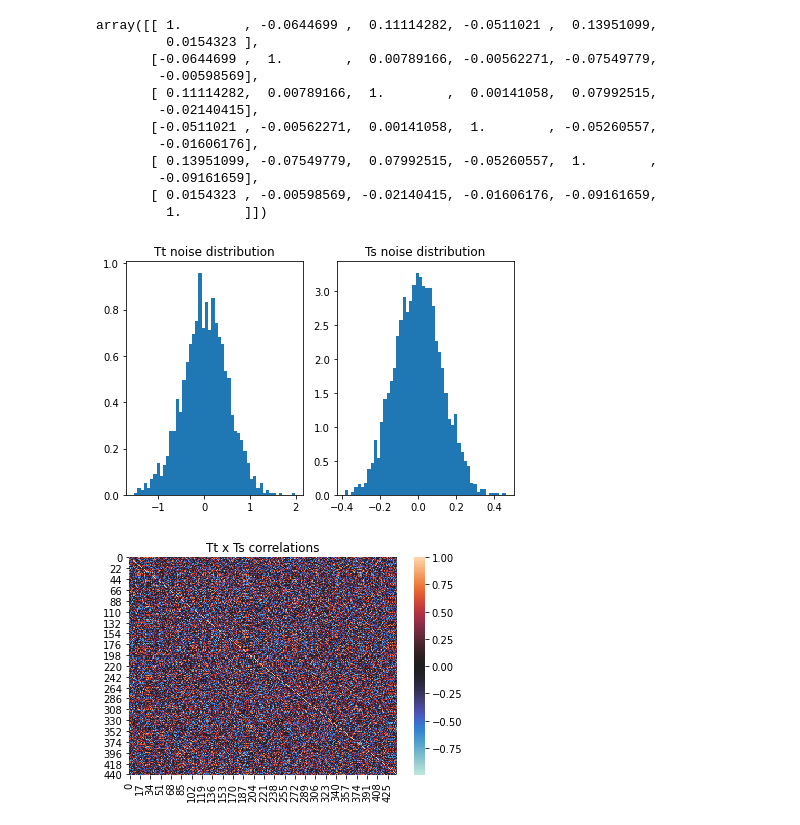
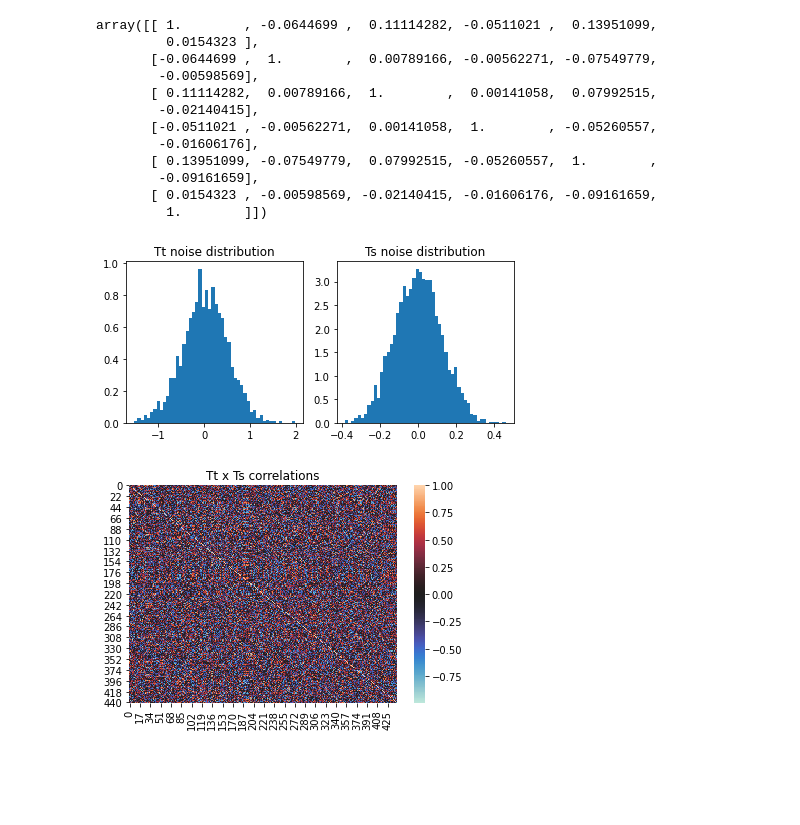
Before and after one commit to Sorgl0s/MAST30034_Assignment1, a Jupyter notebook: Assignment 1 JPNB.ipynb, the cells around one changed output. Cells and saved outputs as stored; diff of their text form; code cells hidden in the pictures; blank space fills up the shorter version.

```diff
--- a/Assignment 1 JPNB.ipynb
+++ b/Assignment 1 JPNB.ipynb
@@ -143,15 +143,15 @@ array([[ 1.        , -0.0644699 ,  0.11114282, -0.0511021 ,  0.13951099,
 # %%
 # Plot distributions of Tt and Ts
 
-fig, axis = plt.subplots(1, 2)
+fig, axis = plt.subplots(1, 2, figsize = (6, 3))
 axis[0].hist(Tt.flatten(), bins = 50, density = True, stacked = True)
 axis[0].set_title("Tt noise distribution")
 axis[1].hist(Ts.flatten(), bins = 50, density = True, stacked = True)
 axis[1].set_title("Ts noise distribution")
 fig.tight_layout()
 fig.show()
 # %% [output]
-[figure, old version]
+[figure, new version]
 # %%
 # Correlation of Tt x Ts
 
```
Also changed, not shown: parts of 39 cells of this notebook.
